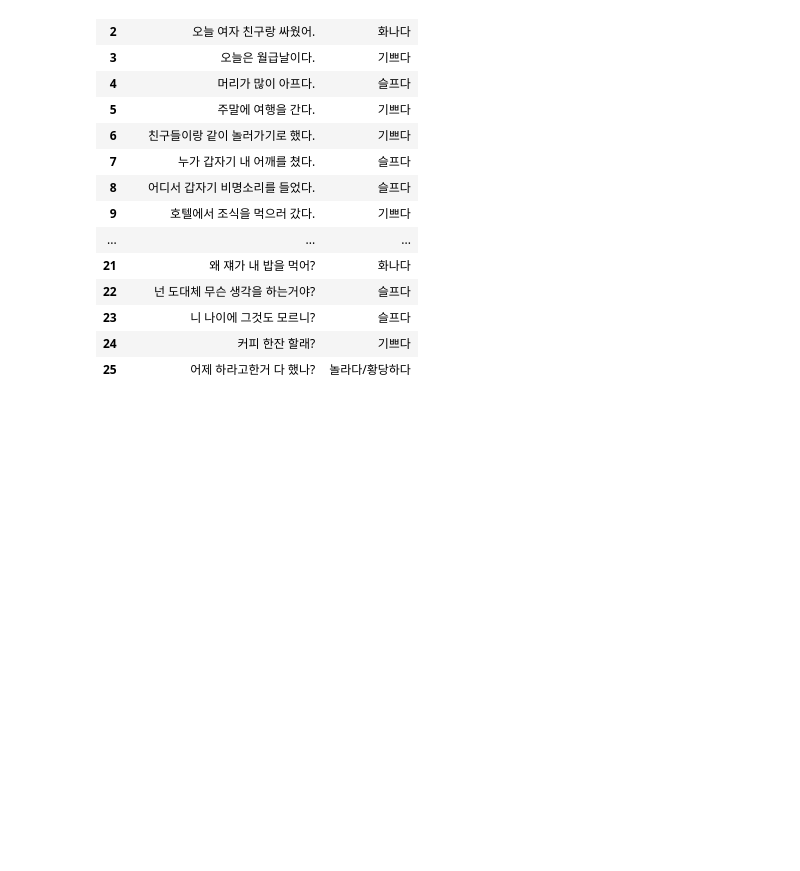
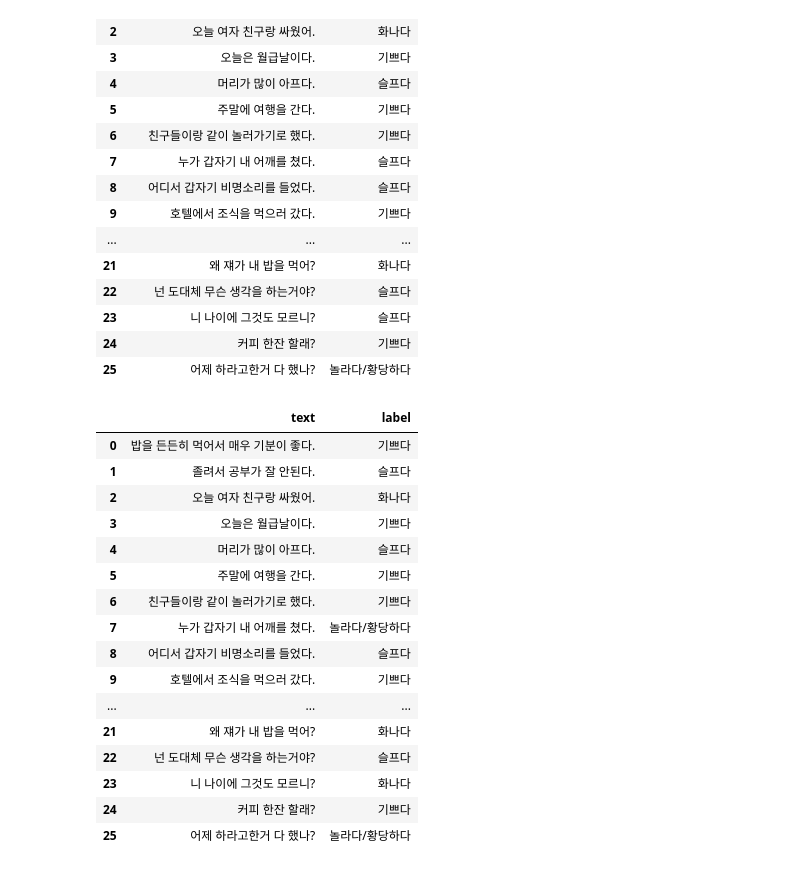
Before and after one commit to 210010/bert-based_classification, a Jupyter notebook: preprocess emotion datset.ipynb, the cells around one changed output. Drawn from its saved outputs; the diff is of its cells as text; code cells hidden in the pictures; blank space fills up the shorter version.

```diff
--- a/preprocess emotion datset.ipynb
+++ b/preprocess emotion datset.ipynb
@@ -271,3 +271,31 @@ df_map_result
 | 23 | 니 나이에 그것도 모르니? | 슬프다 |
 | 24 | 커피 한잔 할래? | 기쁘다 |
 | 25 | 어제 하라고한거 다 했나? | 놀라다/황당하다 |
+# %%
+#read the results data for the probabilities
+df_result = pd.read_csv('test_results_hook.tsv', sep='\t',header=None)
+#create a new dataframe
+df_map_result = pd.DataFrame({
+    'text': df_test['내용'],
+    'label': df_result.idxmax(axis=1)})
+#view sample rows of the newly created dataframe
+df_map_result['label'] = df_map_result['label'].apply(lambda x: emotions[x])
+df_map_result
+# %% [output]
+|  | text | label |
+| 0 | 밥을 든든히 먹어서 매우 기분이 좋다. | 기쁘다 |
+| 1 | 졸려서 공부가 잘 안된다. | 슬프다 |
+| 2 | 오늘 여자 친구랑 싸웠어. | 화나다 |
+| 3 | 오늘은 월급날이다. | 기쁘다 |
+| 4 | 머리가 많이 아프다. | 슬프다 |
+| 5 | 주말에 여행을 간다. | 기쁘다 |
+| 6 | 친구들이랑 같이 놀러가기로 했다. | 기쁘다 |
+| 7 | 누가 갑자기 내 어깨를 쳤다. | 놀라다/황당하다 |
+| 8 | 어디서 갑자기 비명소리를 들었다. | 슬프다 |
+| 9 | 호텔에서 조식을 먹으러 갔다. | 기쁘다 |
+| ... | ... | ... |
+| 21 | 왜 쟤가 내 밥을 먹어? | 화나다 |
+| 22 | 넌 도대체 무슨 생각을 하는거야? | 슬프다 |
+| 23 | 니 나이에 그것도 모르니? | 화나다 |
+| 24 | 커피 한잔 할래? | 기쁘다 |
+| 25 | 어제 하라고한거 다 했나? | 놀라다/황당하다 |
```
Also changed, not shown: 4 other files.
